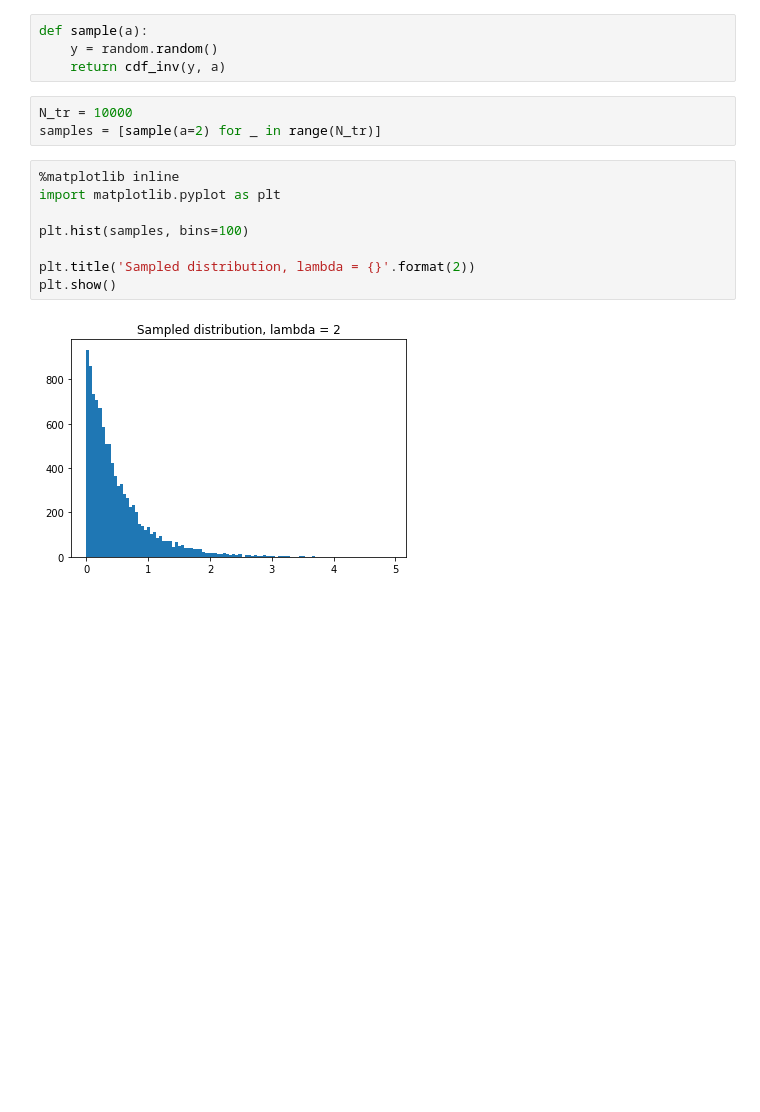
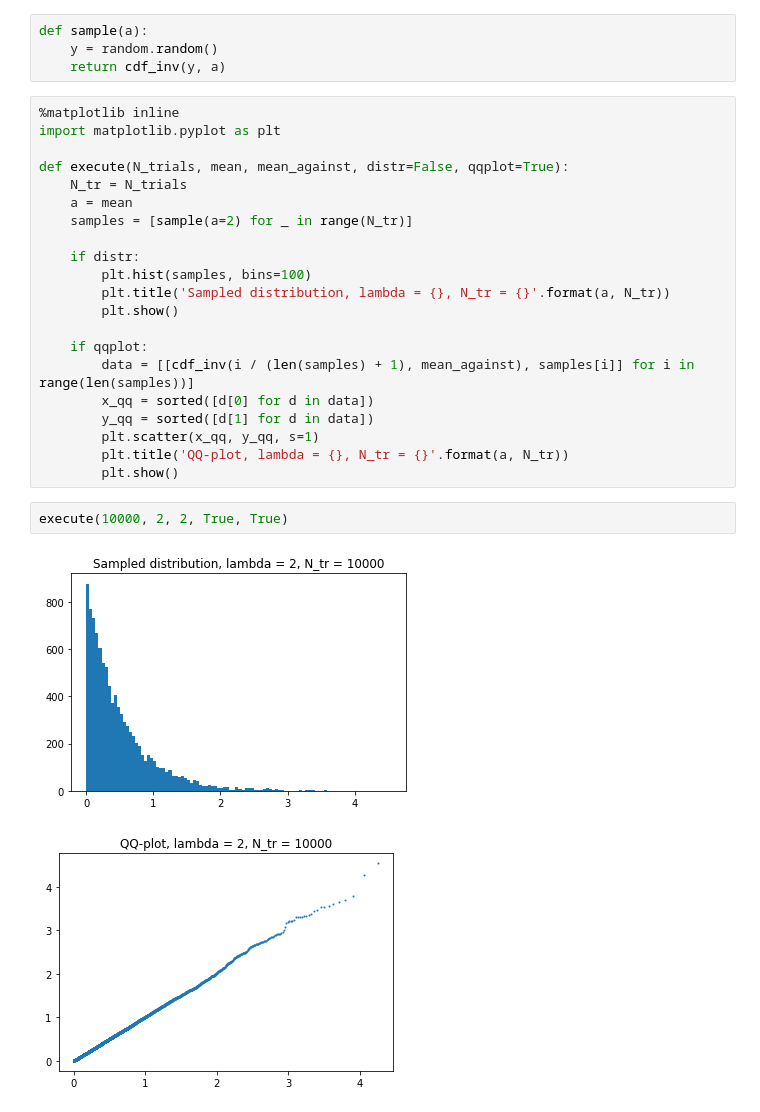
Before and after one commit to davidezanella/spe-assignments, a Jupyter notebook: Homework 2/delivery/report.ipynb, the cells around one changed output. Drawn from its saved outputs; the diff is of its cells as text; blank space fills up the shorter version.

```diff
--- a/Homework 2/delivery/report.ipynb
+++ b/Homework 2/delivery/report.ipynb
@@ -996,16 +996,29 @@ def cdf_inv(x, a):
 def sample(a):
     y = random.random()
     return cdf_inv(y, a)
-# %%
-N_tr = 10000
-samples = [sample(a=2) for _ in range(N_tr)]
-# %%
-%matplotlib inline
-import matplotlib.pyplot as plt
-
-plt.hist(samples, bins=100)
-
-plt.title('Sampled distribution, lambda = {}'.format(2))
-plt.show()
-# %% [output]
-[figure, removed]
+# %%
+%matplotlib inline
+import matplotlib.pyplot as plt
+
+def execute(N_trials, mean, mean_against, distr=False, qqplot=True):
+    N_tr = N_trials
+    a = mean
+    samples = [sample(a=2) for _ in range(N_tr)]
+
+    if distr:
+        plt.hist(samples, bins=100)
+        plt.title('Sampled distribution, lambda = {}, N_tr = {}'.format(a, N_tr))
+        plt.show()
+
+    if qqplot:
+        data = [[cdf_inv(i / (len(samples) + 1), mean_against), samples[i]] for i in range(len(samples))]
+        x_qq = sorted([d[0] for d in data])
+        y_qq = sorted([d[1] for d in data])
+        plt.scatter(x_qq, y_qq, s=1)
+        plt.title('QQ-plot, lambda = {}, N_tr = {}'.format(a, N_tr))
+        plt.show()
+# %%
+execute(10000, 2, 2, True, True)
+# %% [output]
+[figure, added]
+[figure, added]
```
Also changed, not shown: parts of 4 cells of this notebook.
